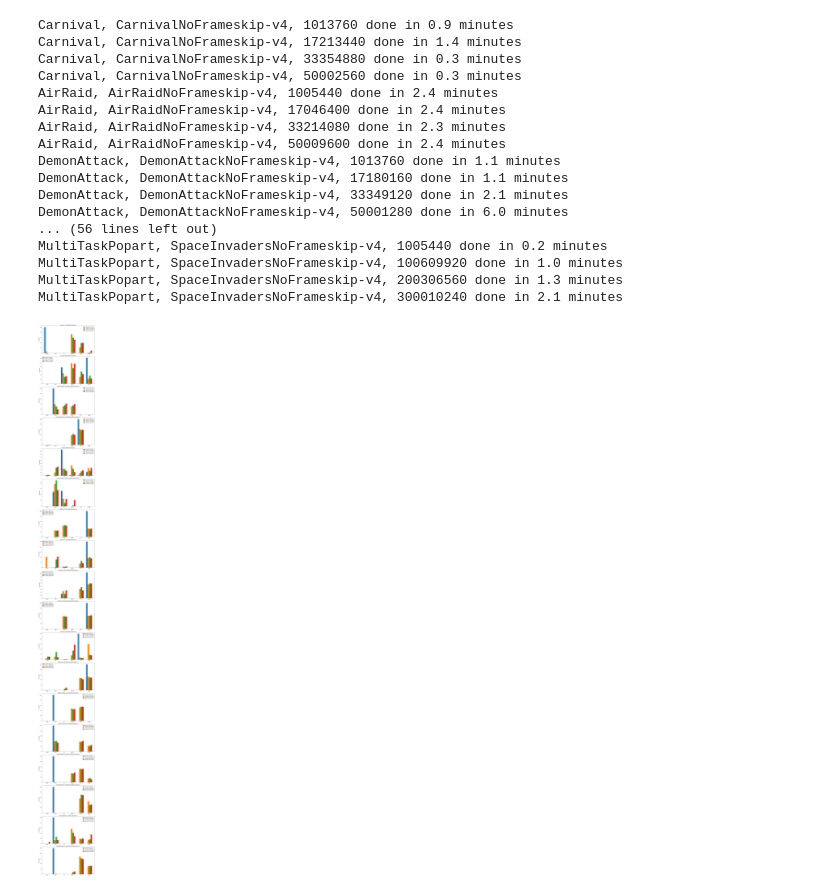
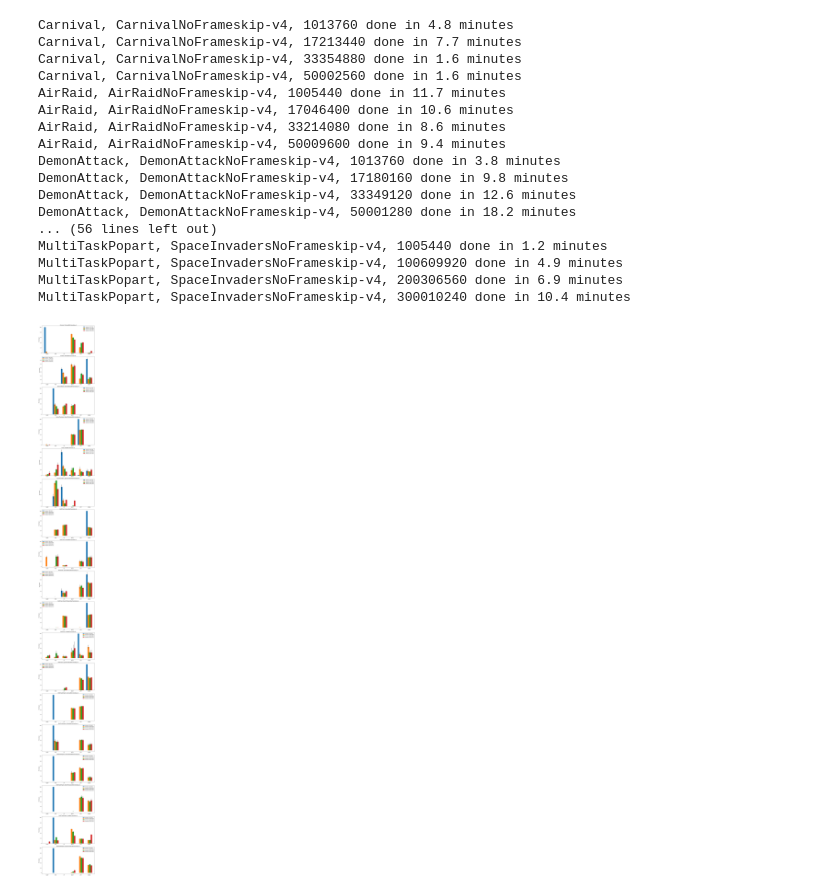
Before and after one commit to aluscher/torchbeastpopart, a Jupyter notebook: results/action_analysis.ipynb, the cells around one changed output. Cells and saved outputs as stored; diff of their text form; code cells hidden in the pictures.

Commit message:
increased to 50 games and added standard deviation

```diff
--- a/results/action_analysis.ipynb
+++ b/results/action_analysis.ipynb
@@ -105,48 +105,55 @@ for model_directory, environments in models:
             model.eval()
             model.load_state_dict(checkpoint["model_state_dict"])
 
+            actions = []
             for random_seed in seeds:
                 gym_env = create_env(env_name)
                 gym_env.seed(random_seed)
                 env = environment.Environment(gym_env)
 
                 observation = env.initial()
-                actions = []
+                game_actions = []
                 done = False
                 with torch.no_grad():
                     while not done:
                         agent_outputs, state = model(observation)
                         action = agent_outputs["action"]
-                        actions.append(action.item())
+                        game_actions.append(action.item())
                         observation = env.step(action)
                         done = observation["done"]
 
-            actions = np.array(actions)
-            counts = []
-            possible_actions = list(range(gym_env.action_space.n))
-            for i in possible_actions:
-                counts.append((actions == i).sum())
+                actions.append(game_actions)
 
-            env_actions.append((iteration_count, [c / actions.shape[0] * 100 for c in counts]))
+            percentages = []
+            for game_actions in actions:
+                game_actions = np.array(game_actions)
+                counts = []
+                possible_actions = list(range(gym_env.action_space.n))
+                for i in possible_actions:
+                    counts.append((game_actions == i).sum())
+                percentages.append([c / game_actions.shape[0] * 100 for c in counts])
 
+            percentages = np.array(percentages)
+            env_actions.append((iteration_count, np.mean(percentages, axis=0), np.std(percentages, axis=0)))
             print(f"{model_directory}, {env_name}, {iteration_count} done in {(time.time() - start_time) / 60:.1f} minutes")
+
         data.append((model_directory, env_name, env_actions))
 # %% [output]
-Carnival, CarnivalNoFrameskip-v4, 1013760 done in 0.9 minutes
-Carnival, CarnivalNoFrameskip-v4, 17213440 done in 1.4 minutes
-Carnival, CarnivalNoFrameskip-v4, 33354880 done in 0.3 minutes
-Carnival, CarnivalNoFrameskip-v4, 50002560 done in 0.3 minutes
-AirRaid, AirRaidNoFrameskip-v4, 1005440 done in 2.4 minutes
-AirRaid, AirRaidNoFrameskip-v4, 17046400 done in 2.4 minutes
-AirRaid, AirRaidNoFrameskip-v4, 33214080 done in 2.3 minutes
-AirRaid, AirRaidNoFrameskip-v4, 50009600 done in 2.4 minutes
-DemonAttack, DemonAttackNoFrameskip-v4, 1013760 done in 1.1 minutes
-DemonAttack, DemonAttackNoFrameskip-v4, 17180160 done in 1.1 minutes
-DemonAttack, DemonAttackNoFrameskip-v4, 33349120 done in 2.1 minutes
-DemonAttack, DemonAttackNoFrameskip-v4, 50001280 done in 6.0 minutes
+Carnival, CarnivalNoFrameskip-v4, 1013760 done in 4.8 minutes
+Carnival, CarnivalNoFrameskip-v4, 17213440 done in 7.7 minutes
+Carnival, CarnivalNoFrameskip-v4, 33354880 done in 1.6 minutes
+Carnival, CarnivalNoFrameskip-v4, 50002560 done in 1.6 minutes
+AirRaid, AirRaidNoFrameskip-v4, 1005440 done in 11.7 minutes
+AirRaid, AirRaidNoFrameskip-v4, 17046400 done in 10.6 minutes
+AirRaid, AirRaidNoFrameskip-v4, 33214080 done in 8.6 minutes
+AirRaid, AirRaidNoFrameskip-v4, 50009600 done in 9.4 minutes
+DemonAttack, DemonAttackNoFrameskip-v4, 1013760 done in 3.8 minutes
+DemonAttack, DemonAttackNoFrameskip-v4, 17180160 done in 9.8 minutes
+DemonAttack, DemonAttackNoFrameskip-v4, 33349120 done in 12.6 minutes
+DemonAttack, DemonAttackNoFrameskip-v4, 50001280 done in 18.2 minutes
 ... (56 lines left out)
-MultiTaskPopart, SpaceInvadersNoFrameskip-v4, 1005440 done in 0.2 minutes
-MultiTaskPopart, SpaceInvadersNoFrameskip-v4, 100609920 done in 1.0 minutes
-MultiTaskPopart, SpaceInvadersNoFrameskip-v4, 200306560 done in 1.3 minutes
-MultiTaskPopart, SpaceInvadersNoFrameskip-v4, 300010240 done in 2.1 minutes
+MultiTaskPopart, SpaceInvadersNoFrameskip-v4, 1005440 done in 1.2 minutes
+MultiTaskPopart, SpaceInvadersNoFrameskip-v4, 100609920 done in 4.9 minutes
+MultiTaskPopart, SpaceInvadersNoFrameskip-v4, 200306560 done in 6.9 minutes
+MultiTaskPopart, SpaceInvadersNoFrameskip-v4, 300010240 done in 10.4 minutes
 # %%
@@ -154,20 +161,20 @@ pickle.dump(data, open( "10_games_data.pkl", "wb" ) )
 # %%
 fig, axs = plt.subplots(len(data), figsize=(10, 96))
 for i, (model_name, env_name, env_actions) in enumerate(data):
     width = 0.18
     x = np.arange(6)
     rects = []
-    for j, (iterations, counts) in enumerate(env_actions):
-        rect = axs[i].bar(x - 3 * width / 2 + j * width, counts, width, label=f'Iteration {iterations:,}')
+    for j, (iterations, means, stds) in enumerate(env_actions):
+        rect = axs[i].bar(x - 3 * width / 2 + j * width, means, width, label=f'Iteration {iterations:,}', yerr=stds)
         rects.append(rect)
 
     axs[i].set_xticks(x)
     axs[i].set_xticklabels([ACTION_MEANING[k] for k in range(6)])
     axs[i].set_ylabel('Percentage')
     axs[i].set_title(f'{model_name}: {env_name}')
     axs[i].legend()
 
 fig.tight_layout()
-plt.savefig("action_distributions.png")
+plt.savefig("action_distributions_50_games.png")
 # %% [output]
-[figure, old version]
+[figure, new version]
```
Also changed, not shown: parts of 2 cells of this notebook, 2 other files.
